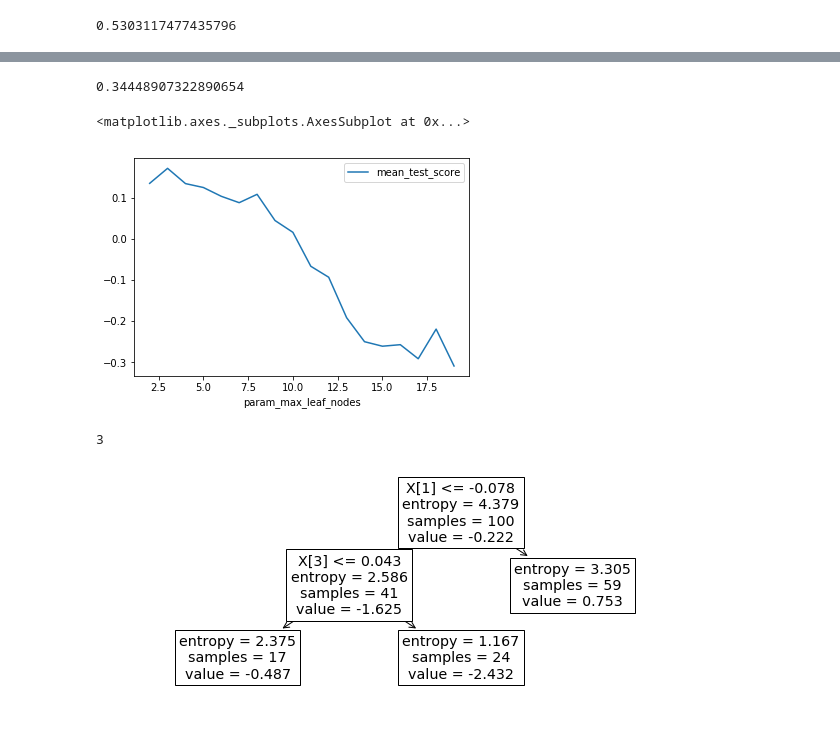
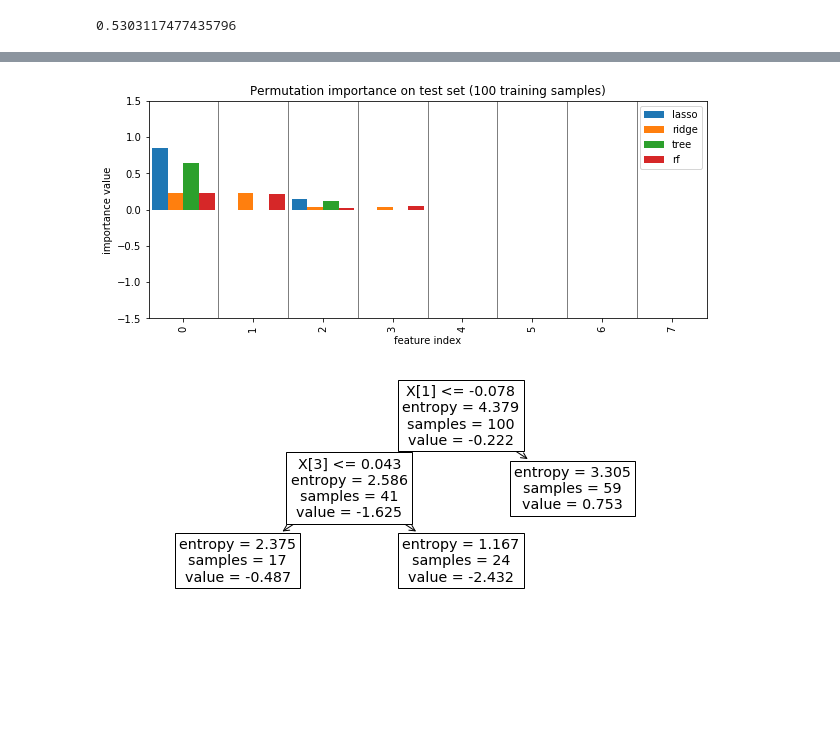
Before and after one commit to amueller/COMS4995-s19, a Jupyter notebook: slides/aml-12-interpretation-feature-selection/aml-12-feature-selection-interpretation.ipynb, the cells around one changed output, grey strips where cells are left out. Saved outputs shown, nothing was run; the diff lists cells and outputs as text; code cells hidden in the pictures; blank space fills up the shorter version.

```diff
--- a/slides/aml-12-interpretation-feature-selection/aml-12-feature-selection-interpretation.ipynb
+++ b/slides/aml-12-interpretation-feature-selection/aml-12-feature-selection-interpretation.ipynb
@@ -301,5 +313,4 @@ plot_importance({'lasso': lasso_small.coef_, 'ridge': ridge_small.coef_, 'lr_pca
 # %%
-perm_ridge_test_small = permutation_importance(ridge, X_test_small, y_test_small).mean(axis=1)
-perm_lasso_test_small = permutation_importance(lasso, X_test_small, y_test_small).mean(axis=1)
-shap_ridge_small = shap_linear(ridge_small, X_train_small, X_test_small)
-shap_lasso_small = shap_linear(lasso_small, X_train_small, X_test_small)
+perm_ridge_test_small = permutation_importance(ridge_small, X_test_small, y_test_small).mean(axis=1)
+perm_lasso_test_small = permutation_importance(lasso_small, X_test_small, y_test_small).mean(axis=1)
+perm_tree_test_small = permutation_importance(tree_small, X_test_small, y_test_small).mean(axis=1)
@@ -350,17 +317,8 @@ plt.savefig("images/tree_enough_data.png")
-# %%
-param_grid = {'max_leaf_nodes': range(2, 20)}
-grid_tree_small = GridSearchCV(DecisionTreeRegressor(), param_grid, cv=10, n_jobs=3)
-grid_tree_small.fit(X_train_small, y_train_small)
-grid_tree_small.score(X_test_small, y_test_small)
-# %% [output]
-0.34448907322890654
-# %%
-res = pd.DataFrame(grid_tree_small.cv_results_)
-res.plot(x='param_max_leaf_nodes', y='mean_test_score')
-# %% [output]
-<matplotlib.axes._subplots.AxesSubplot at 0x...>
-[figure, removed]
-# %%
-grid_tree_small.best_estimator_.max_leaf_nodes
-# %% [output]
-3
+# %%
+perm_rf_test_small = permutation_importance(rf_small, X_test_small, y_test_small).mean(axis=1)
+# %%
+plot_importance({'lasso': perm_lasso_test_small, 'ridge': perm_ridge_test_small, 'tree': perm_tree_test_small, 'rf':perm_rf_test_small})
+plt.title("Permutation importance on test set (100 training samples)")
+plt.savefig("images/permutation_importance_small.png")
+# %% [output]
+[figure, added]
```
Also changed, not shown: parts of 16 cells of this notebook.
